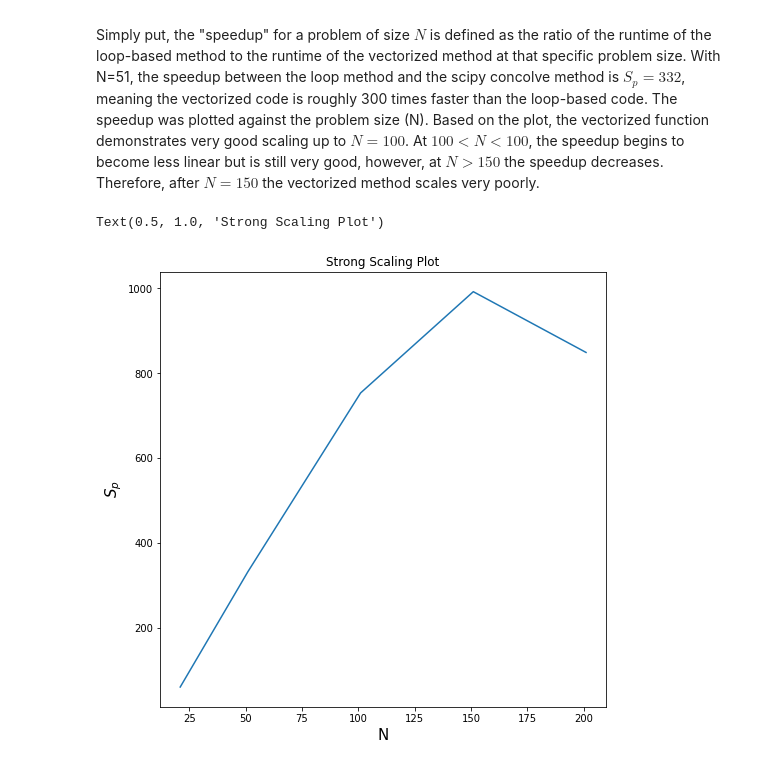
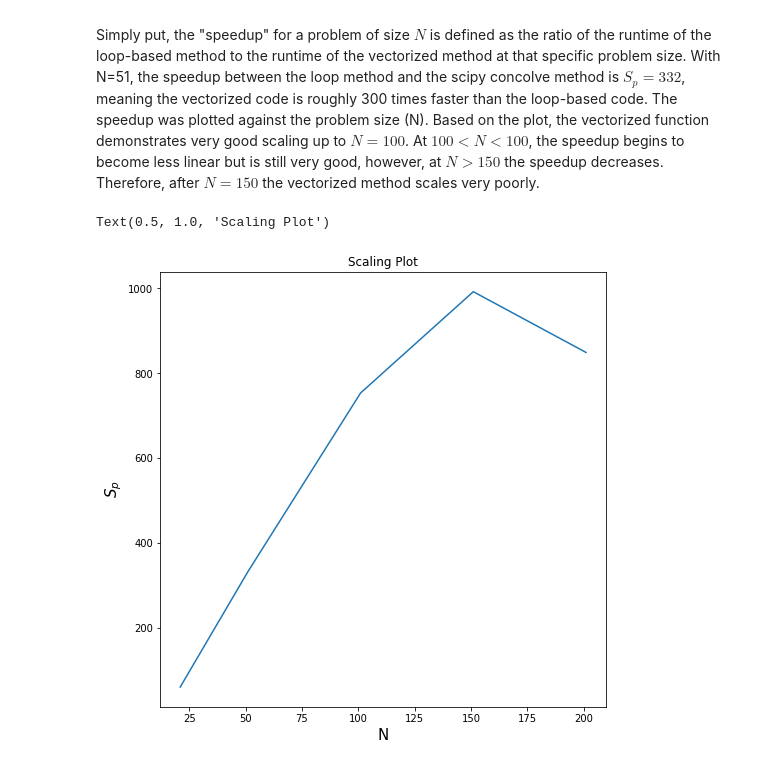
Before and after one commit to ubsuny/pde-convolution-nvidia-jetson, a Jupyter notebook: Problem1.ipynb, the cells around one changed output. Cells and saved outputs as stored; diff of their text form; code cells hidden in the pictures.

```diff
--- a/Problem1.ipynb
+++ b/Problem1.ipynb
@@ -91,9 +91,8 @@ plt.plot(np.abs(U_[:,N//2]))
 # %%
 N_data = np.array([21,51,101,151,201])
 loop_time_data = np.array([630.4843425750732 , 4446.524381637573, 18528.327703475952, 42553.7531375885, 75990.71741104126])
-scipy_time_data = np.array([10.460376739501953, 13.392448425292969, 24.58786964416504, 42.882680892944336, 89.49494361877441])
-Sp_data = loop_time_data/scipy_time_data
+vector_time_data = np.array([10.460376739501953, 13.392448425292969, 24.58786964416504, 42.882680892944336, 89.49494361877441])
+Sp_data = loop_time_data/vector_time_data
 
-print("N | S_p")
 print(Sp_data)
 # %% [output]
@@ -118,9 +116,9 @@ Simply put, the "speedup" for a problem of size $N$ is defined as the ratio of t
 # %%
 plt.figure(figsize(8,8))
 plt.plot(N_data,Sp_data)
 plt.xlabel("N",fontsize=15)
 plt.ylabel("$S_p$",fontsize=15)
-plt.title("Strong Scaling Plot")
+plt.title("Scaling Plot")
 # %% [output]
-Text(0.5, 1.0, 'Strong Scaling Plot')
+Text(0.5, 1.0, 'Scaling Plot')
-[figure, old version]
+[figure, new version]
```
Also changed, not shown: parts of 8 cells of this notebook, 2 other files.
